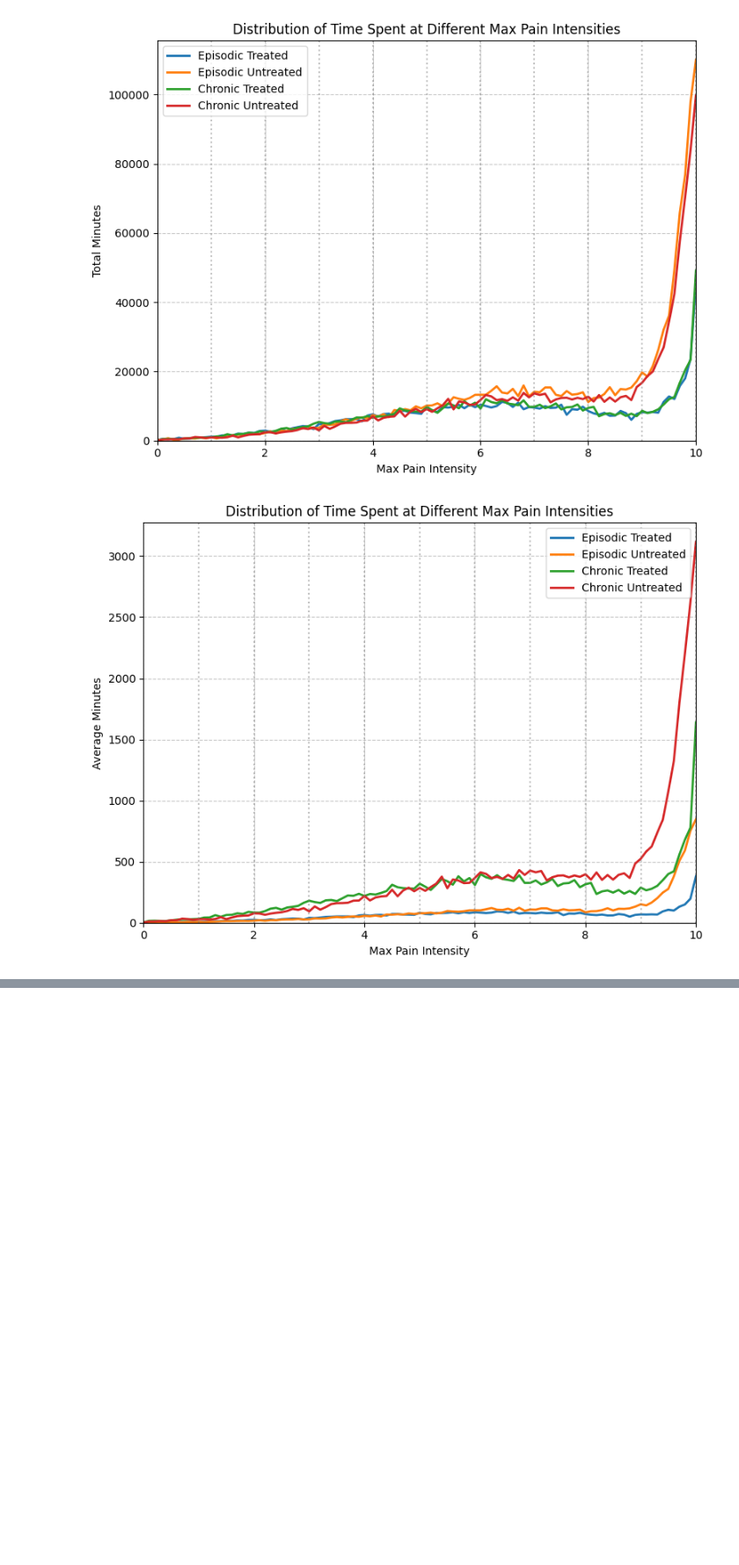
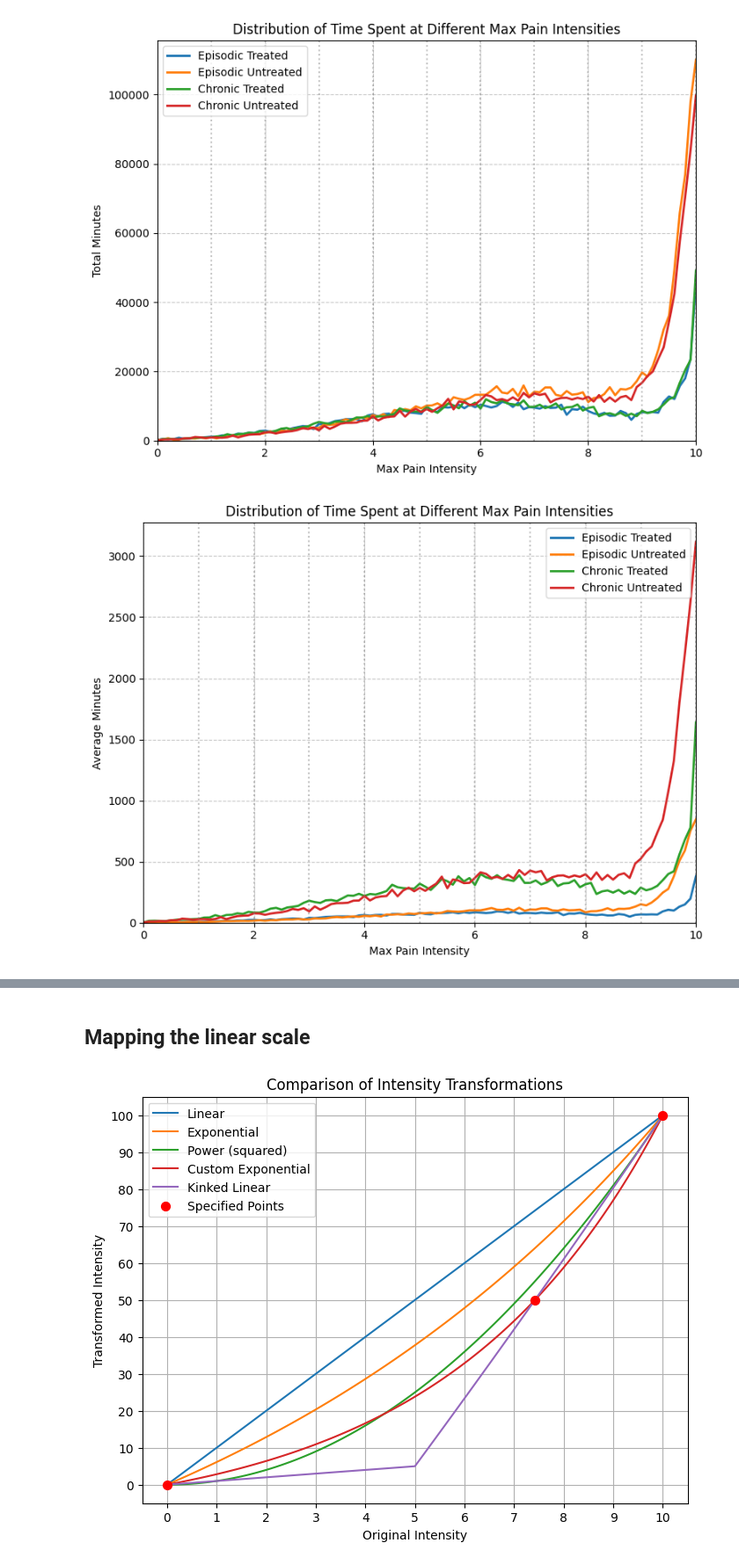
Before and after one commit to aph-research/cluster-headaches, a Jupyter notebook: Cluster headache full model.ipynb, the cells around one changed output, grey strips where cells are left out. Shown at 88% size. Drawn from its saved outputs; the diff is of its cells as text; code cells hidden in the pictures; blank space fills up the shorter version.

Commit message:
Added models to map linear function.

```diff
--- a/Cluster headache full model.ipynb
+++ b/Cluster headache full model.ipynb
@@ -830,0 +830,63 @@ for group_name, is_chronic, is_treated in groups:
+# %% [markdown]
+## Mapping the linear scale
+# %%
+def transform_intensity(intensity, method='linear', power=2, max_value=100):
+    """
+    Transform the intensity scale based on the specified method.
+
+    :param intensity: The original intensity value (0-10 scale)
+    :param method: The transformation method ('linear', 'exp', 'power', 'custom_exp', or 'kinked_linear')
+    :param power: The power to use for the power law transformation
+    :param max_value: The maximum value of the transformed scale
+    :return: The transformed intensity value (0-100 scale)
+    """
+    if method == 'linear':
+        return intensity * max_value/10
+    elif method == 'exp':
+        return ((np.exp(intensity/10) - 1) / (np.exp(1) - 1)) * max_value
+    elif method == 'power':
+        return (intensity / 10) ** power * max_value
+    elif method == 'custom_exp':
+        exp_func = lambda x, A, B, C: A * np.exp(B * x) + C
+        x = np.array([0, 7.42, 10])
+        y = np.array([0, max_value/2, max_value])
+        with warnings.catch_warnings():
+            warnings.simplefilter("ignore", category=RuntimeWarning)
+            warnings.simplefilter("ignore", category=OptimizeWarning)
+            A, B, C = curve_fit(exp_func, x, y, p0=[1, 0.3, 0])[0]
+        return exp_func(intensity, A, B, C)
+    elif method == 'kinked_linear':
+        exp_func = lambda x, A, B, C: A * np.exp(B * x) + C
+        x_exp = np.array([5, 7.42, 10])
+        y_exp = np.array([5, max_value/2, max_value])
+        with warnings.catch_warnings():
+            warnings.simplefilter("ignore", category=RuntimeWarning)
+            warnings.simplefilter("ignore", category=OptimizeWarning)
+            A, B, C = curve_fit(exp_func, x_exp, y_exp, p0=[1, 0.5, 0])[0]
+        return np.where(intensity <= 5, intensity, exp_func(intensity, A, B, C))
+    else:
+        raise ValueError("Invalid method. Choose 'linear', 'exp', 'power', 'custom_exp', or 'kinked_linear'.")
+
+# Example usage:
+max_value = 100
+intensities = np.linspace(0, 10, 101)  # 0 to 10 in steps of 1
+
+plt.figure(figsize=(8, 6))
+plt.plot(intensities, [transform_intensity(i, method='linear', max_value=max_value) for i in intensities], label='Linear')
+plt.plot(intensities, [transform_intensity(i, method='exp', max_value=max_value) for i in intensities], label='Exponential')
+plt.plot(intensities, [transform_intensity(i, method='power', power=2, max_value=max_value) for i in intensities], label='Power (squared)')
+plt.plot(intensities, [transform_intensity(i, method='custom_exp', max_value=max_value) for i in intensities], label='Custom Exponential')
+plt.plot(intensities, [transform_intensity(i, method='kinked_linear', max_value=max_value) for i in intensities], label='Kinked Linear')
+
+plt.scatter([0, 7.42, 10], [0, max_value/2, max_value], color='red', s=50, zorder=5, label='Specified Points')
+
+plt.xlabel('Original Intensity')
+plt.ylabel('Transformed Intensity')
+plt.title('Comparison of Intensity Transformations')
+plt.legend()
+plt.grid(True)
+plt.xticks(np.arange(0, 11, 1))
+plt.yticks(np.arange(0, max_value+1, max_value/10))
+plt.show()
+# %% [output]
+[figure, added]
```
Also changed, not shown: parts of 9 cells of this notebook, 1 other file.
